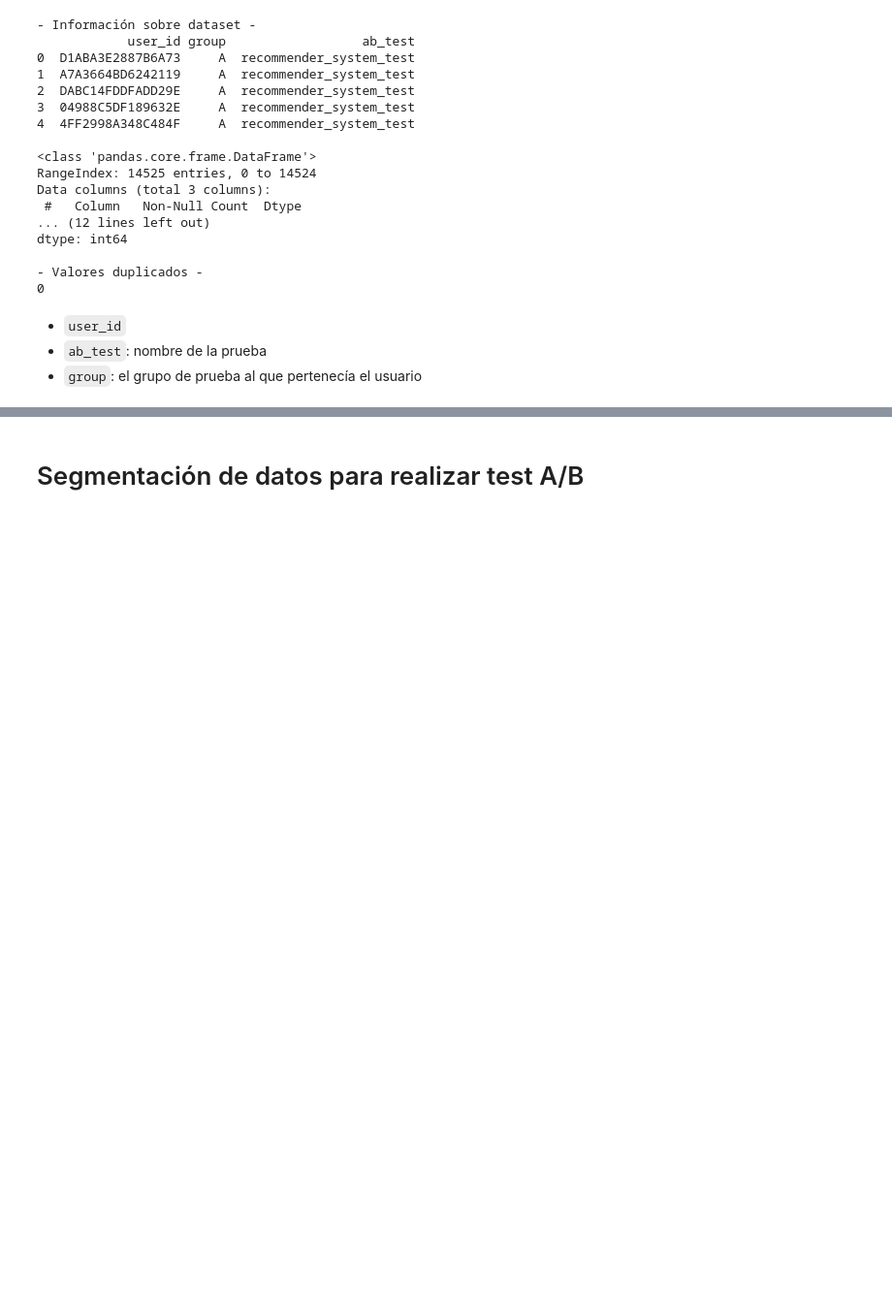
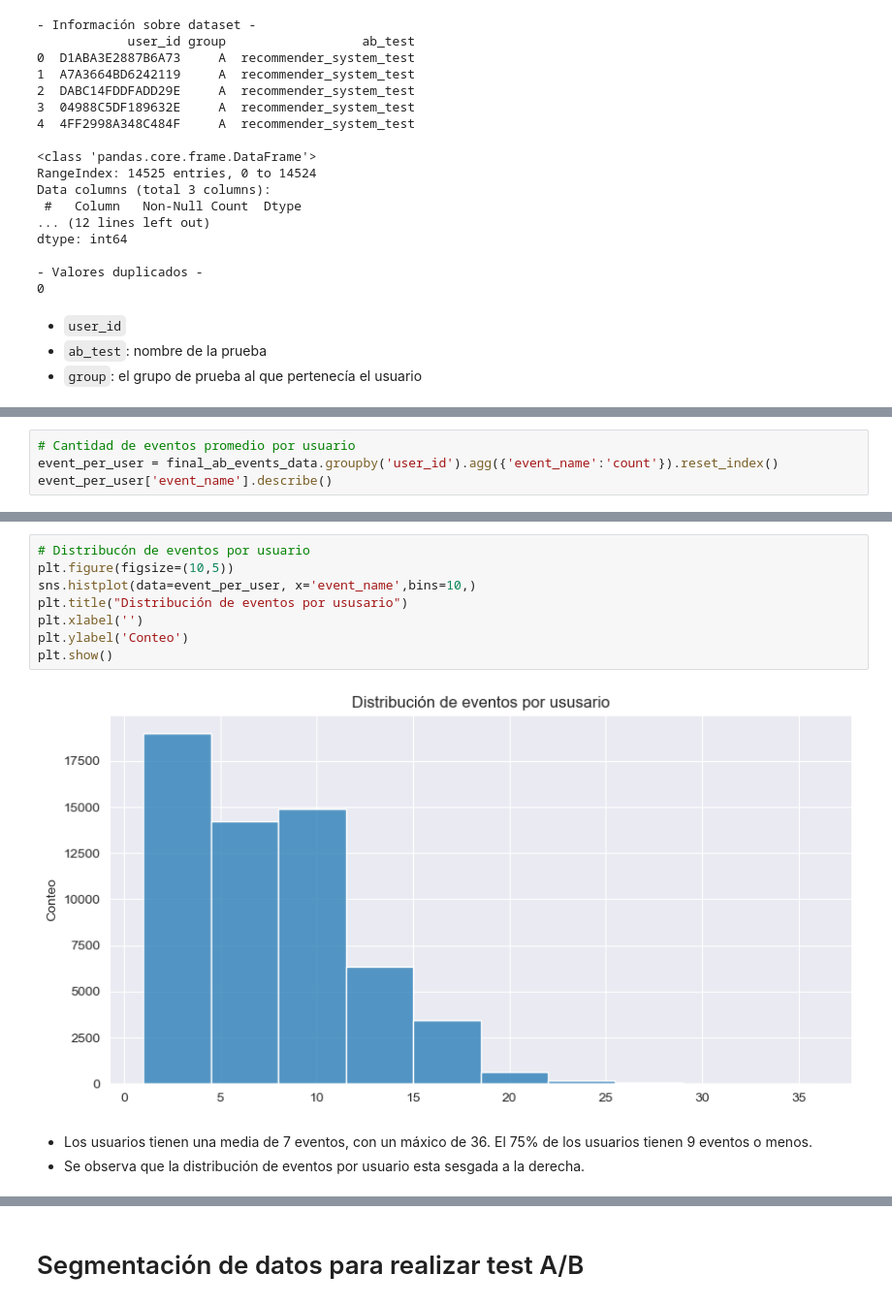
Before and after one commit to Alop89/integral_project, a Jupyter notebook: a_b_test/a_b_test.ipynb, the cells around one changed output, grey strips where cells are left out. Shown: that part at 97% size. Drawn from its saved outputs; the diff is of its cells as text; blank space fills up the shorter version.

```diff
--- a/a_b_test/a_b_test.ipynb
+++ b/a_b_test/a_b_test.ipynb
@@ -261,0 +380,4 @@ dtype: int64
+# %%
+# Cantidad de eventos promedio por usuario
+event_per_user = final_ab_events_data.groupby('user_id').agg({'event_name':'count'}).reset_index()
+event_per_user['event_name'].describe()
@@ -261,0 +394,13 @@ dtype: int64
+# %%
+# Distribucón de eventos por usuario
+plt.figure(figsize=(10,5))
+sns.histplot(data=event_per_user, x='event_name',bins=10,)
+plt.title("Distribución de eventos por ususario")
+plt.xlabel('')
+plt.ylabel('Conteo')
+plt.show()
+# %% [output]
+[figure, added]
+# %% [markdown]
+* Los usuarios tienen una media de 7 eventos, con un máxico de 36. El 75% de los usuarios tienen 9 eventos o menos.
+* Se observa que la distribución de eventos por usuario esta sesgada a la derecha.
```
Also changed, not shown: parts of 47 cells of this notebook.
